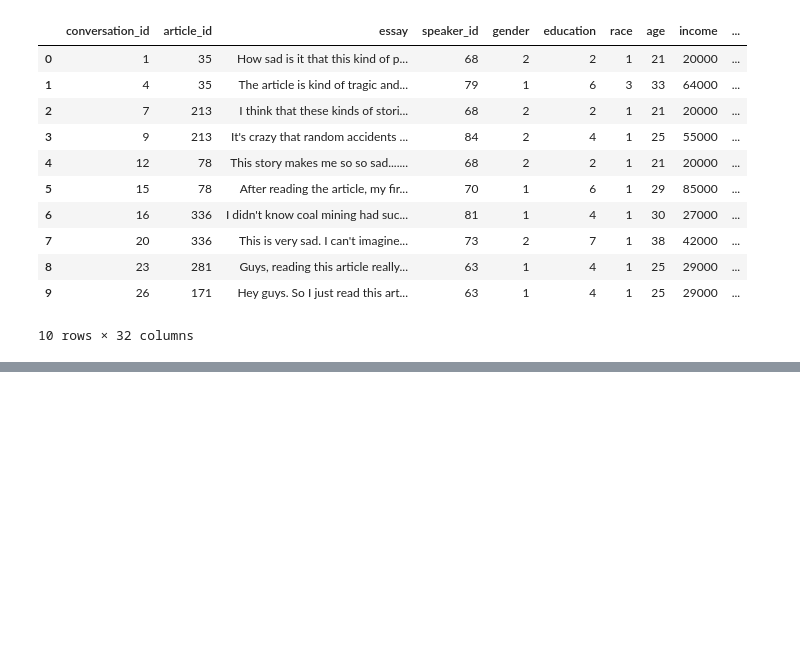
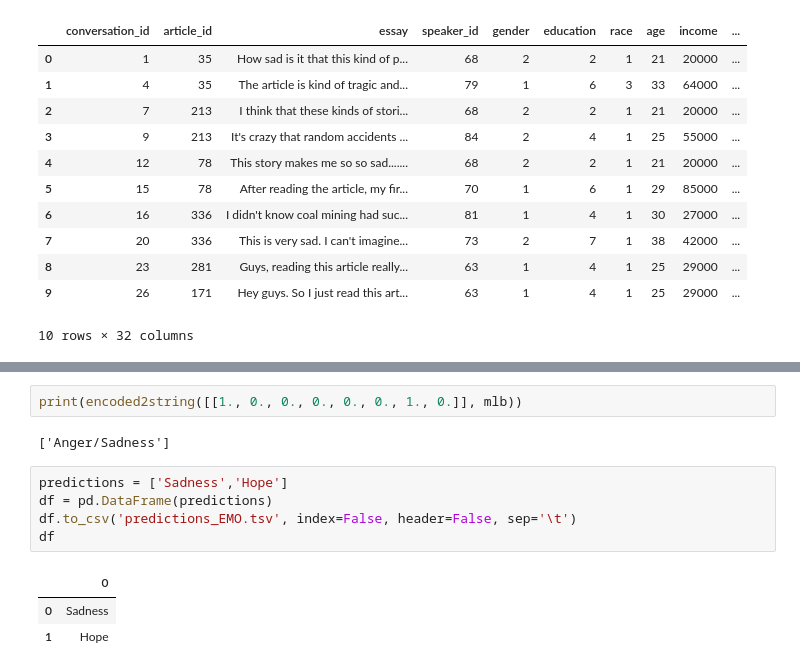
Before and after one commit to HLT-Ghisolfi-Leuzzi-Testa/WASSA-2023, a Jupyter notebook: EMO/baseline.ipynb, the cells around one changed output, grey strips where cells are left out. Cells and saved outputs as stored; diff of their text form; blank space fills up the shorter version.

```diff
--- a/EMO/baseline.ipynb
+++ b/EMO/baseline.ipynb
@@ -251,0 +366,13 @@ plt.show()
+# %%
+print(encoded2string([[1., 0., 0., 0., 0., 0., 1., 0.]], mlb))
+# %% [output]
+['Anger/Sadness']
+# %%
+predictions = ['Sadness','Hope']
+df = pd.DataFrame(predictions)
+df.to_csv('predictions_EMO.tsv', index=False, header=False, sep='\t')
+df
+# %% [output]
+|  | 0 |
+| 0 | Sadness |
+| 1 | Hope |
```
Also changed, not shown: parts of 14 cells of this notebook.
